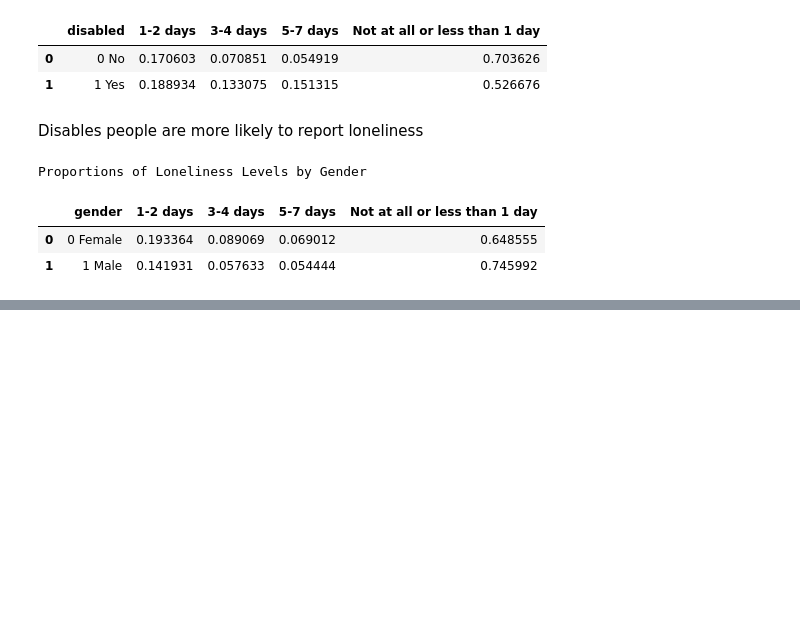
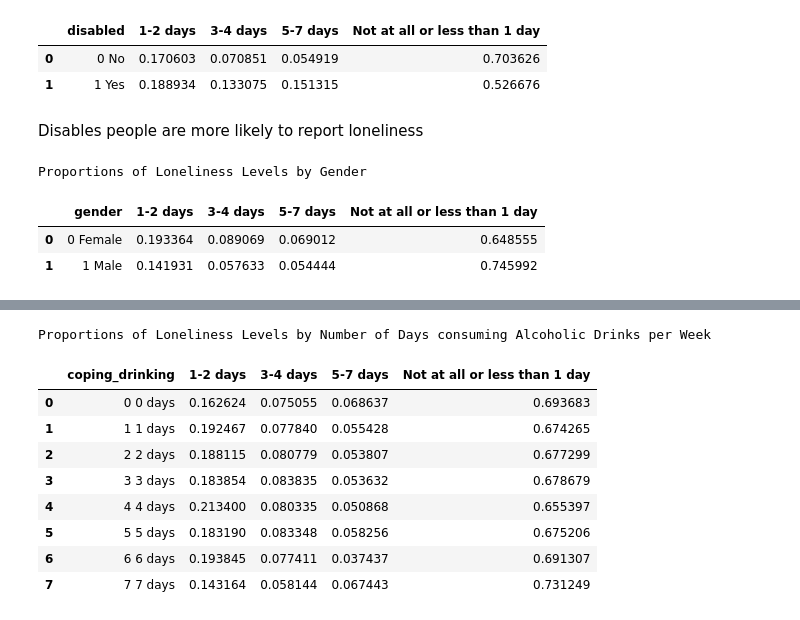
Before and after one commit to aditisudhakar/DSDP-Project-2, a Jupyter notebook: Loneliness.ipynb, the cells around one changed output, grey strips where cells are left out. Saved outputs shown, nothing was run; the diff lists cells and outputs as text; code cells hidden in the pictures; blank space fills up the shorter version.

```diff
--- a/Loneliness.ipynb
+++ b/Loneliness.ipynb
@@ -912,0 +1088,21 @@ Proportions of Loneliness Levels by Gender
+# %%
+#relationship between alcoholism and loneliness
+count_table = newdf.pivot_table(index='coping_drinking', columns='cr058', aggfunc='size', fill_value=0)
+#calculate proportions for each status
+proportion_table = count_table.div(count_table.sum(axis=1), axis=0)
+
+proportion_table.reset_index(inplace=True)
+proportion_table.columns.name = None  #remove column names
+styled_table = proportion_table.style.set_caption("Proportions of Loneliness Levels by Number of Days consuming Alcoholic Drinks per Week ")
+styled_table
+# %% [output]
+Proportions of Loneliness Levels by Number of Days consuming Alcoholic Drinks per Week
+|  | coping_drinking | 1-2 days | 3-4 days | 5-7 days | Not at all or less than 1 day |
+| 0 | 0 0 days | 0.162624 | 0.075055 | 0.068637 | 0.693683 |
+| 1 | 1 1 days | 0.192467 | 0.077840 | 0.055428 | 0.674265 |
+| 2 | 2 2 days | 0.188115 | 0.080779 | 0.053807 | 0.677299 |
+| 3 | 3 3 days | 0.183854 | 0.083835 | 0.053632 | 0.678679 |
+| 4 | 4 4 days | 0.213400 | 0.080335 | 0.050868 | 0.655397 |
+| 5 | 5 5 days | 0.183190 | 0.083348 | 0.058256 | 0.675206 |
+| 6 | 6 6 days | 0.193845 | 0.077411 | 0.037437 | 0.691307 |
+| 7 | 7 7 days | 0.143164 | 0.058144 | 0.067443 | 0.731249 |
```
Also changed, not shown: parts of 16 cells of this notebook.
